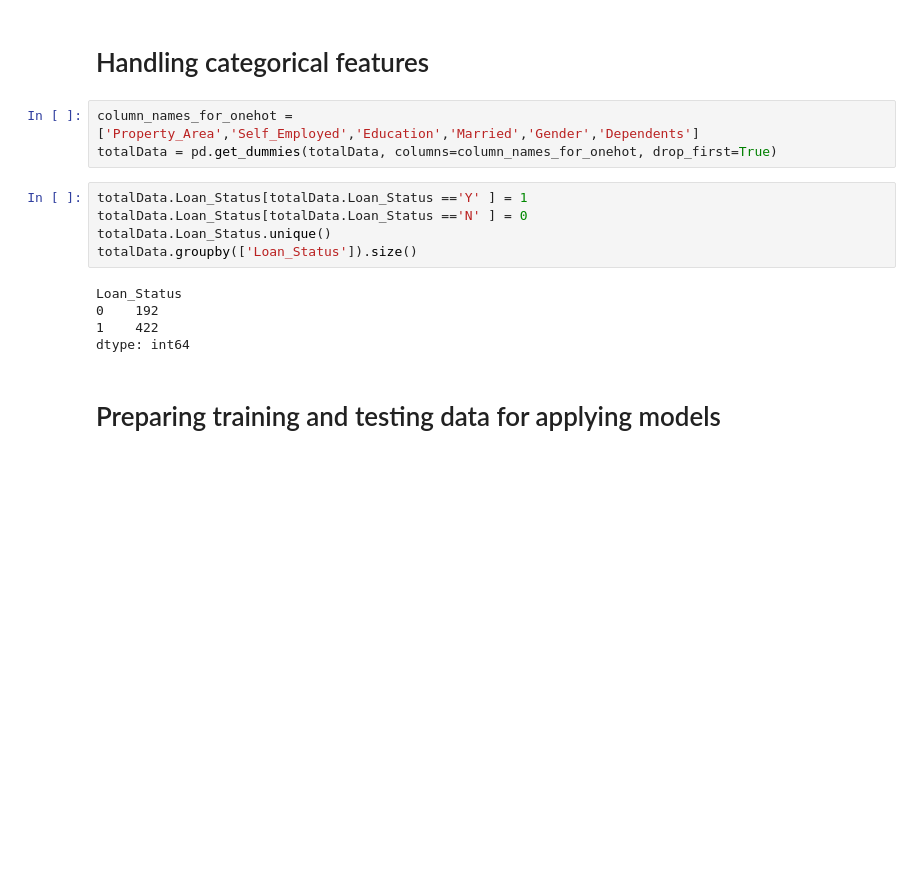
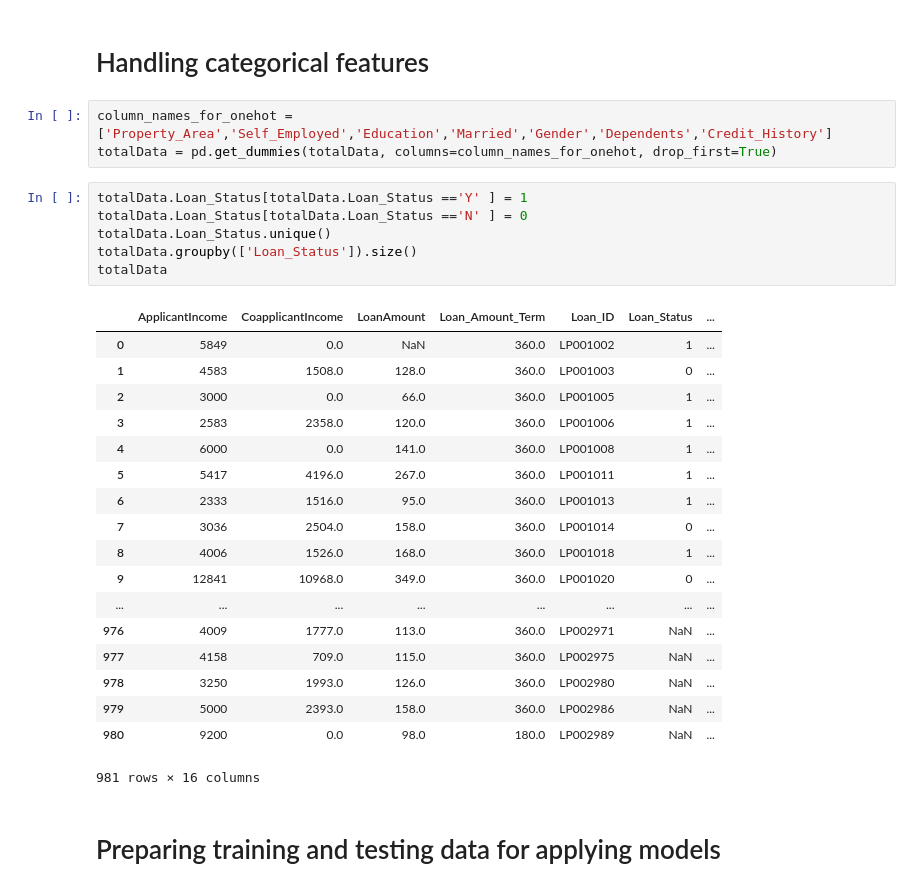
Before and after one commit to Thek10patil/Loan-Classification-Problem, a Jupyter notebook: Loan classification Problem.ipynb, the cells around one changed output. Cells and saved outputs as stored; diff of their text form; blank space fills up the shorter version.

```diff
--- a/Loan classification Problem.ipynb
+++ b/Loan classification Problem.ipynb
@@ -63,18 +86,33 @@ totalData.Dependents[totalData.Dependents =='2' ] = 2
 # %% [markdown]
 # Handling categorical features
 # %%
-column_names_for_onehot = ['Property_Area','Self_Employed','Education','Married','Gender','Dependents']
+column_names_for_onehot = ['Property_Area','Self_Employed','Education','Married','Gender','Dependents','Credit_History']
 totalData = pd.get_dummies(totalData, columns=column_names_for_onehot, drop_first=True)
 # %%
 totalData.Loan_Status[totalData.Loan_Status =='Y' ] = 1
 totalData.Loan_Status[totalData.Loan_Status =='N' ] = 0
 totalData.Loan_Status.unique()
 totalData.groupby(['Loan_Status']).size()
+totalData
 # %% [output]
+|  | ApplicantIncome | CoapplicantIncome | LoanAmount | Loan_Amount_Term | Loan_ID | Loan_Status | ... |
+| 0 | 5849 | 0.0 | NaN | 360.0 | LP001002 | 1 | ... |
+| 1 | 4583 | 1508.0 | 128.0 | 360.0 | LP001003 | 0 | ... |
+| 2 | 3000 | 0.0 | 66.0 | 360.0 | LP001005 | 1 | ... |
+| 3 | 2583 | 2358.0 | 120.0 | 360.0 | LP001006 | 1 | ... |
+| 4 | 6000 | 0.0 | 141.0 | 360.0 | LP001008 | 1 | ... |
+| 5 | 5417 | 4196.0 | 267.0 | 360.0 | LP001011 | 1 | ... |
+| 6 | 2333 | 1516.0 | 95.0 | 360.0 | LP001013 | 1 | ... |
+| 7 | 3036 | 2504.0 | 158.0 | 360.0 | LP001014 | 0 | ... |
+| 8 | 4006 | 1526.0 | 168.0 | 360.0 | LP001018 | 1 | ... |
+| 9 | 12841 | 10968.0 | 349.0 | 360.0 | LP001020 | 0 | ... |
+| ... | ... | ... | ... | ... | ... | ... | ... |
+| 976 | 4009 | 1777.0 | 113.0 | 360.0 | LP002971 | NaN | ... |
+| 977 | 4158 | 709.0 | 115.0 | 360.0 | LP002975 | NaN | ... |
+| 978 | 3250 | 1993.0 | 126.0 | 360.0 | LP002980 | NaN | ... |
+| 979 | 5000 | 2393.0 | 158.0 | 360.0 | LP002986 | NaN | ... |
+| 980 | 9200 | 0.0 | 98.0 | 180.0 | LP002989 | NaN | ... |
-Loan_Status
-0    192
-1    422
-dtype: int64
+981 rows × 16 columns
 # %% [markdown]
 # Preparing training and testing data for applying models
 # %%
```
Also changed, not shown: parts of 19 cells of this notebook, 7 other files.
